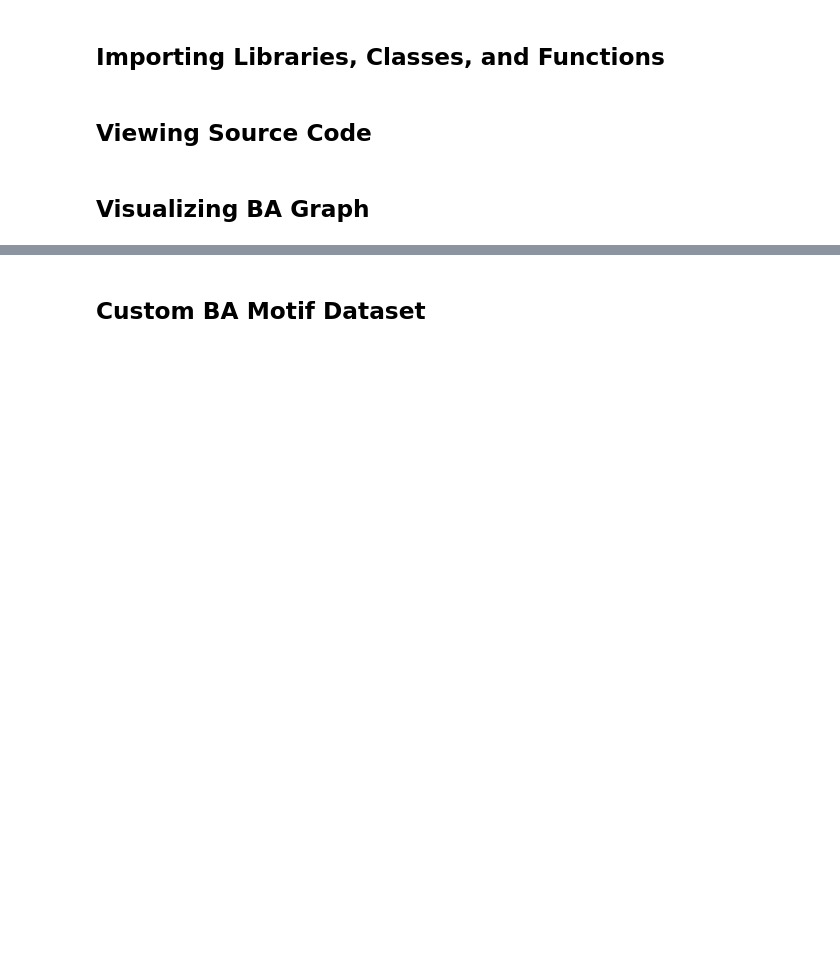
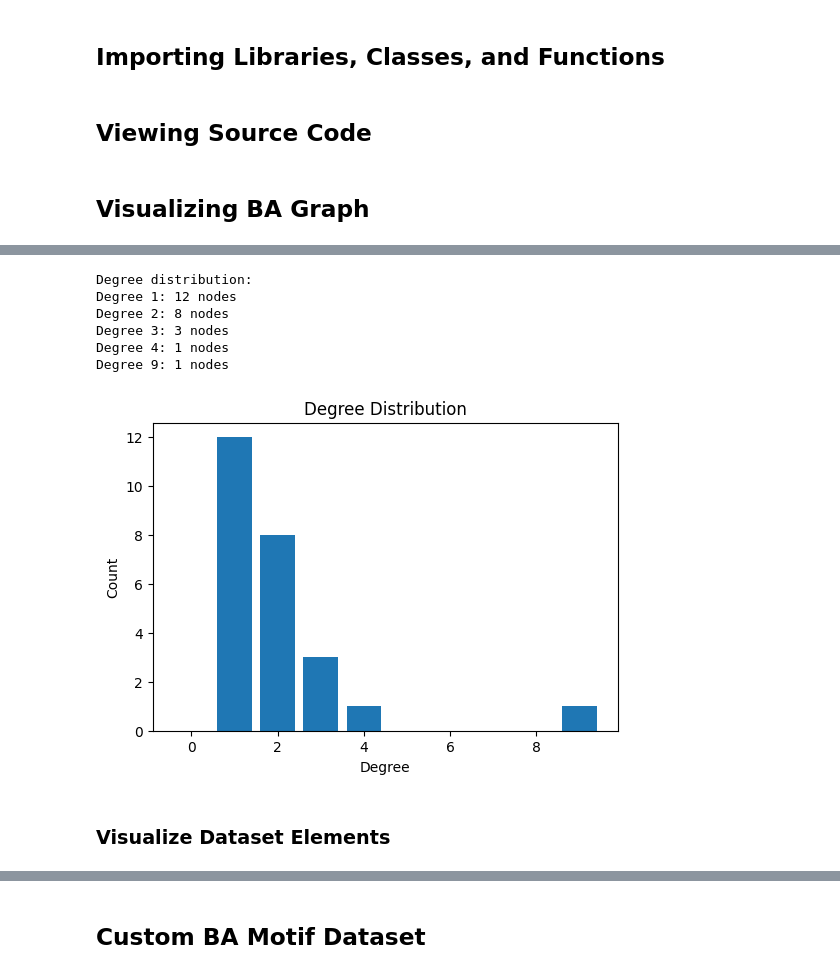
Before and after one commit to dariansal/graphs-deep-learning-explainability, a Jupyter notebook: notebooks/BA2Motifs-scratch.ipynb, the cells around one changed output, grey strips where cells are left out. Cells and saved outputs as stored; diff of their text form; code cells hidden in the pictures; blank space fills up the shorter version.

```diff
--- a/notebooks/BA2Motifs-scratch.ipynb
+++ b/notebooks/BA2Motifs-scratch.ipynb
@@ -42,0 +50,32 @@ plt.show()
+# %%
+ba2motifs = BA2MotifDataset(root='../data/BA2MOTIF', transform=T.ToUndirected()) #makes sure all graphs are undirected
+# %%
+def degree_distribution(graph):
+    deg = degree(graph.edge_index[0], num_nodes=graph.num_nodes) #tensor of each source node in graph
+
+    deg_int = deg.long() #long integer
+    degree_counts = torch.bincount(deg_int) #tensor where tensor[i] = nodes with degree i
+
+    print("Degree distribution:")
+    for degre, count in enumerate(degree_counts):
+        if count > 0:
+            print(f"Degree {degre}: {count.item()} nodes")
+
+    plt.figure(figsize=(6, 4))
+    plt.bar(range(len(degree_counts)), degree_counts.numpy()) #degree_counts is height of each bar
+    plt.xlabel('Degree')
+    plt.ylabel('Count')
+    plt.title('Degree Distribution')
+    plt.show()
+# %%
+degree_distribution(ba2motifs[0])
+# %% [output]
+Degree distribution:
+Degree 1: 12 nodes
+Degree 2: 8 nodes
+Degree 3: 3 nodes
+Degree 4: 1 nodes
+Degree 9: 1 nodes
+[figure, added]
+# %% [markdown]
+### __Visualize Dataset Elements__
```
Also changed, not shown: parts of 8 cells of this notebook, 4 other files.
